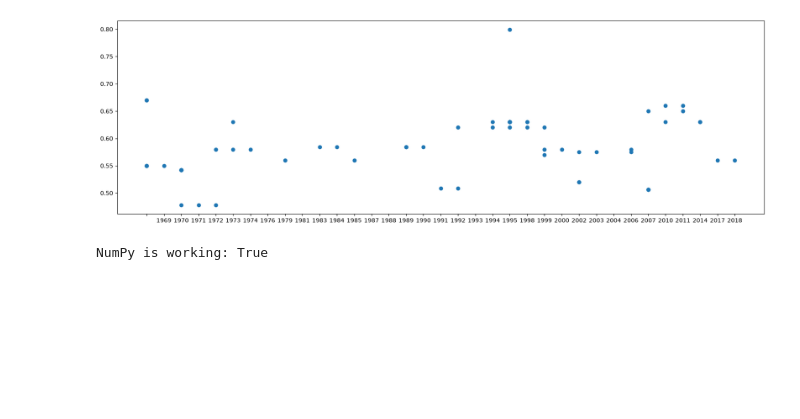
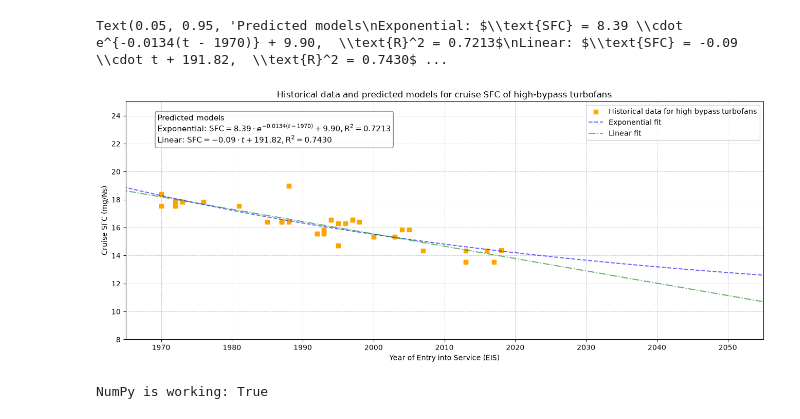
Before and after one commit to astromzZ/MMS236-Aircraft-design-project, a Jupyter notebook: calculations.ipynb, the cells around one changed output. Cells and saved outputs as stored; diff of their text form; code cells hidden in the pictures; blank space fills up the shorter version.

Commit message:
polyfit included

```diff
--- a/calculations.ipynb
+++ b/calculations.ipynb
@@ -69,4 +89,77 @@ print(len(Engine_crs_SFC_paxrq))
 # %%
-plt.figure(figsize=(20, 6))
-plt.scatter(EIS_paxrq, Engine_crs_SFC_paxrq)
+#Exponential model for curve fitting
+t0 = np.min(EIS_rq)
+
+def exp_model(t, a, b, c):
+    return a * np.exp(-b * (t-t0)) + c
+
+#Guesses for [a, b, c]
+coefficent_guess = [5, 0.03, 11]
+print(np.max(Engine_crs_SFC_rq)-np.min(Engine_crs_SFC_rq), 0.03, np.min(Engine_crs_SFC_rq))
+
+
+# Fit the exponential model to the data
+params, covariance = curve_fit(exp_model, EIS_rq, Engine_crs_SFC_rq, p0=coefficent_guess, maxfev=10000, bounds=([0, 0, 9.9], [15, 0.1, 12.5]))
+
+print("Fitted parameters: a =", params[0], ", b =", params[1], ", c =", params[2])
+print("Covariance matrix:\n", covariance)
+years = np.linspace(1940, 2055, 300)
+SFC_fit = exp_model(years, params[0], params[1], params[2])
+
+
+#Linear fit for comparison
+coefficients_deg1 = np.polyfit(EIS_rq, Engine_crs_SFC_rq, 1)
+coefficients_deg3 = np.polyfit(EIS_rq, Engine_crs_SFC_rq, 3)
+
+poly1d = np.poly1d(coefficients_deg1)
+poly2d = np.poly1d(coefficients_deg3)
+
+predicted_SFC_deg1 = poly1d(years)
+predicted_SFC_deg3 = poly2d(years)
+
+
+
+#Predicting SFC for 2050 using the fitted models
+SFC_2050_exp = exp_model(2050, params[0], params[1], params[2])
+SFC_2050_deg1 = poly1d(2050)
+print(f"Predicted cruise SFC for 2050 using exponential fit: {SFC_2050_exp:.2f} mg/Ns")
+print(f"Predicted cruise SFC for 2050 using linear fit: {SFC_2050_deg1:.2f} mg/Ns")
+
+#Scale for loiter via factor from lecture notes.
+loiter_factor = 11.3/14.5
+SFC_2050_loiter = SFC_2050_exp * loiter_factor
+print(f"Predicted loiter SFC for 2050 using exponential fit: {SFC_2050_loiter:.2f} mg/Ns")
+
+
+
+#RMSE and R^2 for the exponential fit
+residuals = Engine_crs_SFC_rq - exp_model(np.array(EIS_rq), params[0], params[1], params[2])
+rmse = np.sqrt(np.mean(residuals**2))
+r2 = 1 - (np.sum(residuals**2) / np.sum((Engine_crs_SFC_rq - np.mean(Engine_crs_SFC_rq))**2))
+print(f"Exponential fit RMSE: {rmse:.4f}, R^2: {r2:.4f}")
+
+#RMSE and R^2 for the linear fit
+residuals_deg1 = Engine_crs_SFC_rq - poly1d(np.array(EIS_rq))
+rmse_deg1 = np.sqrt(np.mean(residuals_deg1**2))
+r2_deg1 = 1 - (np.sum(residuals_deg1**2) / np.sum((Engine_crs_SFC_rq - np.mean(Engine_crs_SFC_rq))**2))
+print(f"Linear fit RMSE: {rmse_deg1:.4f}, R^2: {r2_deg1:.4f}")
+
+#Plotting the data and the fitted curves
+fig, ax = plt.subplots(figsize=(16, 6))
+ax.grid(True, which='both', linestyle='--', linewidth=0.5)
+ax.set_xlabel("Year of Entry into Service (EIS)")
+ax.set_ylabel("Cruise SFC (mg/Ns)")
+ax.set_ylim(8, 25)
+ax.set_xlim(1965, 2055)
+scatter = ax.scatter(EIS_rq, Engine_crs_SFC_rq, marker='s', color='orange', label="Historical data for high-bypass turbofans")
+ax.plot(years, SFC_fit, color='blue', label="Exponential fit", linestyle='--', alpha=0.6)
+ax.plot(years, predicted_SFC_deg1, color='green', label="Linear fit", linestyle='-.', alpha=0.6)
+ax.set_title("Historical data and predicted models for cruise SFC of high-bypass turbofans")
+ax.legend()
+eq_text = (
+    "Predicted models\n"
+    rf"Exponential: $\text{{SFC}} = {params[0]:.2f} \cdot e^{{-{params[1]:.4f}(t - {t0})}} + {params[2]:.2f},  \text{{R}}^2 = {r2:.4f}$" "\n"
+    rf"Linear: $\text{{SFC}} = {coefficients_deg1[0]:.2f} \cdot t + {coefficients_deg1[1]:.2f},  \text{{R}}^2 = {r2_deg1:.4f}$"
+)
+ax.text(0.05, 0.95, eq_text, transform=ax.transAxes, fontsize=11, verticalalignment='top', bbox=dict(boxstyle='round', facecolor='white', alpha=0.5))
 # %% [output]
@@ -74,4 +177,5 @@ plt.scatter(EIS_paxrq, Engine_crs_SFC_paxrq)
+Text(0.05, 0.95, 'Predicted models\nExponential: $\\text{SFC} = 8.39 \\cdot e^{-0.0134(t - 1970)} + 9.90,  \\text{R}^2 = 0.7213$\nLinear: $\\text{SFC} = -0.09 \\cdot t + 191.82,  \\text{R}^2 = 0.7430$ ...
-[figure, old version]
+[figure, new version]
 # %%
 # %% [output]
 NumPy is working: True
```
Also changed, not shown: parts of 2 cells of this notebook.
